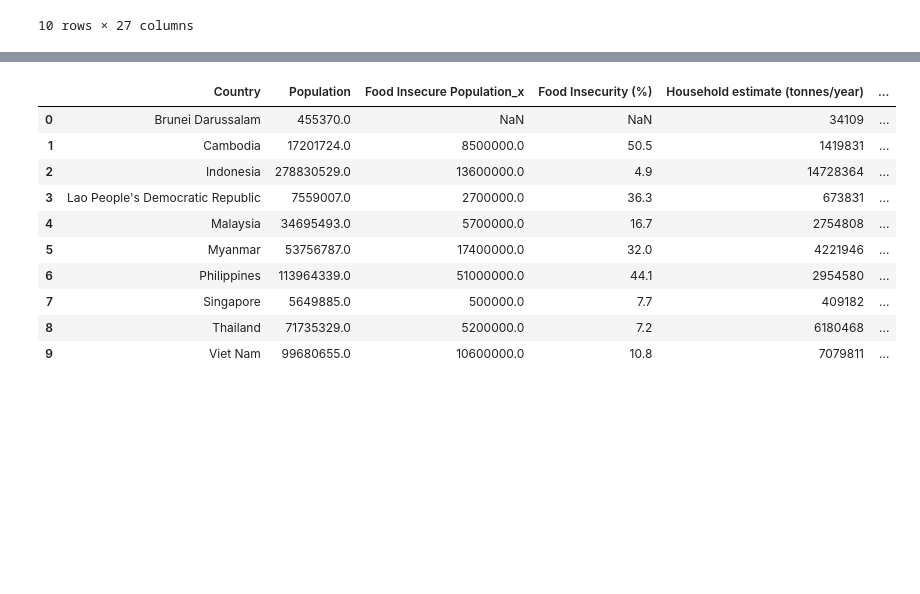
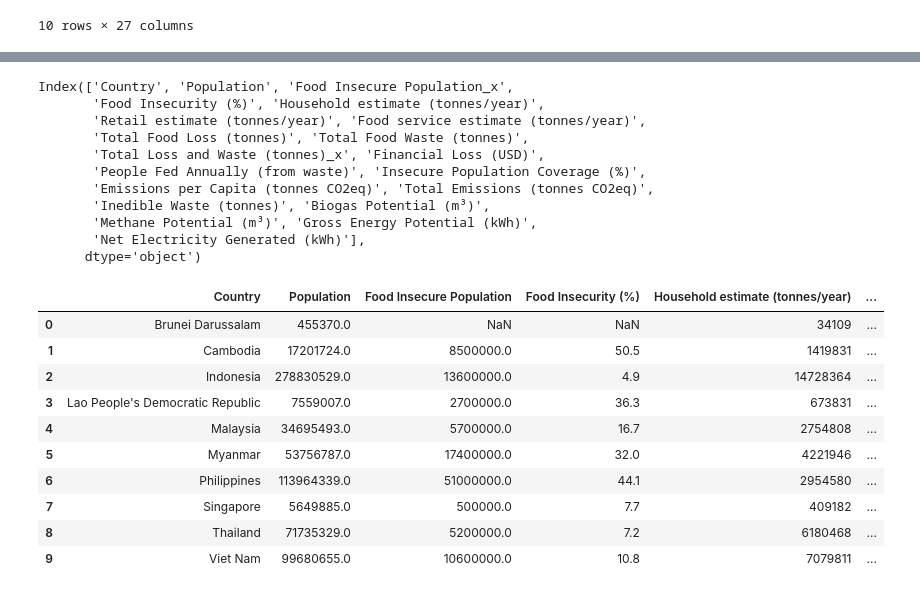
Before and after one commit to Azvier/asean-food-waste-sustainability, a Jupyter notebook: notebooks/data_analysis.ipynb, the cells around one changed output, grey strips where cells are left out. Saved outputs shown, nothing was run; the diff lists cells and outputs as text; code cells hidden in the pictures; blank space fills up the shorter version.

```diff
--- a/notebooks/data_analysis.ipynb
+++ b/notebooks/data_analysis.ipynb
@@ -993,10 +993,10 @@ dfs_to_merge = [
 ]
 
 # Perform successive merges on 'Country'
-merged_all = reduce(lambda left, right: pd.merge(left, right, on='Country', how='outer'), dfs_to_merge)
+merge_asean = reduce(lambda left, right: pd.merge(left, right, on='Country', how='outer'), dfs_to_merge)
 
 print("--- Merged DataFrame ---")
-merged_all
+merge_asean
 # %% [output]
 --- Merged DataFrame ---
 |  | Country | Population | Food Insecure Population_x | Food Insecurity (%) | Total Food Waste (tonnes/year)_x | ... |
@@ -1041,25 +1041,57 @@ Columns with identical values in merged_all:
 ('Total Loss and Waste (tonnes)_x', 'Total Loss and Waste (tonnes)_y')
 ('Emission Data Year', 'Population Year')
 # %%
-# Remove redundant or duplicate columns from merged_all
+# Remove redundant or duplicate columns from merge_asean
 cols_to_drop = [
     'Emission Data Year', 'Population Year', 'Total Population',
     'Food Insecure Population_y',
     'Total Food Waste (tonnes/year)_x', 'Total Food Waste (tonnes/year)_y',
     'Total Loss and Waste (tonnes)_y'
 ]
-merged_all_drop = merged_all.drop(cols_to_drop, axis=1)
+merge_asean_no_dup = merge_asean.drop(cols_to_drop, axis=1)
 # %%
-merged_all_drop
+merge_asean_no_dup.columns
 # %% [output]
-|  | Country | Population | Food Insecure Population_x | Food Insecurity (%) | Household estimate (tonnes/year) | ... |
-| 0 | Brunei Darussalam | 455370.0 | NaN | NaN | 34109 | ... |
-| 1 | Cambodia | 17201724.0 | 8500000.0 | 50.5 | 1419831 | ... |
-| 2 | Indonesia | 278830529.0 | 13600000.0 | 4.9 | 14728364 | ... |
-| 3 | Lao People's Democratic Republic | 7559007.0 | 2700000.0 | 36.3 | 673831 | ... |
-| 4 | Malaysia | 34695493.0 | 5700000.0 | 16.7 | 2754808 | ... |
-| 5 | Myanmar | 53756787.0 | 17400000.0 | 32.0 | 4221946 | ... |
-| 6 | Philippines | 113964339.0 | 51000000.0 | 44.1 | 2954580 | ... |
-| 7 | Singapore | 5649885.0 | 500000.0 | 7.7 | 409182 | ... |
-| 8 | Thailand | 71735329.0 | 5200000.0 | 7.2 | 6180468 | ... |
-| 9 | Viet Nam | 99680655.0 | 10600000.0 | 10.8 | 7079811 | ... |
+Index(['Country', 'Population', 'Food Insecure Population_x',
+       'Food Insecurity (%)', 'Household estimate (tonnes/year)',
+       'Retail estimate (tonnes/year)', 'Food service estimate (tonnes/year)',
+       'Total Food Loss (tonnes)', 'Total Food Waste (tonnes)',
+       'Total Loss and Waste (tonnes)_x', 'Financial Loss (USD)',
+       'People Fed Annually (from waste)', 'Insecure Population Coverage (%)',
+       'Emissions per Capita (tonnes CO2eq)', 'Total Emissions (tonnes CO2eq)',
+       'Inedible Waste (tonnes)', 'Biogas Potential (m³)',
+       'Methane Potential (m³)', 'Gross Energy Potential (kWh)',
+       'Net Electricity Generated (kWh)'],
+      dtype='object')
+# %%
+# Rename columns for clarity and consistency
+merge_asean_no_dup.rename(columns={
+    'Food Insecure Population_x': 'Food Insecure Population',
+    'Total Loss and Waste (tonnes)_x': 'Annual Food Loss and Waste (tonnes)',
+    'Total Food Loss (tonnes)': 'Annual Food Loss (tonnes)',
+    'Total Food Waste (tonnes)': 'Annual Food Waste (tonnes)',
+    'Financial Loss (USD)': 'Annual Financial Loss from Food Loss (USD)',
+    'People Fed Annually (from waste)': 'People Fed Annually from Edible Waste',
+    'Total Emissions (tonnes CO2eq)': 'Annual GHG Emissions (tonnes CO2eq)',
+    'Net Electricity Generated (kWh)': 'Annual Net Electricity from Inedible Waste (kWh)',
+}, inplace=True)
+
+merge_asean_relevant = merge_asean_no_dup.drop(['Emissions per Capita (tonnes CO2eq)',
+                                                'Inedible Waste (tonnes)',
+                                                'Biogas Potential (m³)',
+                                                'Methane Potential (m³)',
+                                                'Gross Energy Potential (kWh)'], axis=1)
+# %%
+merge_asean_relevant
+# %% [output]
+|  | Country | Population | Food Insecure Population | Food Insecurity (%) | Household estimate (tonnes/year) | ... |
+| 0 | Brunei Darussalam | 455370.0 | NaN | NaN | 34109 | ... |
+| 1 | Cambodia | 17201724.0 | 8500000.0 | 50.5 | 1419831 | ... |
+| 2 | Indonesia | 278830529.0 | 13600000.0 | 4.9 | 14728364 | ... |
+| 3 | Lao People's Democratic Republic | 7559007.0 | 2700000.0 | 36.3 | 673831 | ... |
+| 4 | Malaysia | 34695493.0 | 5700000.0 | 16.7 | 2754808 | ... |
+| 5 | Myanmar | 53756787.0 | 17400000.0 | 32.0 | 4221946 | ... |
+| 6 | Philippines | 113964339.0 | 51000000.0 | 44.1 | 2954580 | ... |
+| 7 | Singapore | 5649885.0 | 500000.0 | 7.7 | 409182 | ... |
+| 8 | Thailand | 71735329.0 | 5200000.0 | 7.2 | 6180468 | ... |
+| 9 | Viet Nam | 99680655.0 | 10600000.0 | 10.8 | 7079811 | ... |
```
Also changed, not shown: parts of 1 cell of this notebook.
